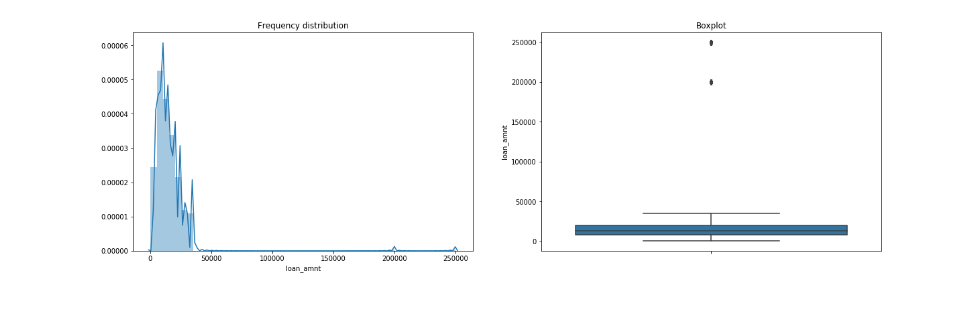
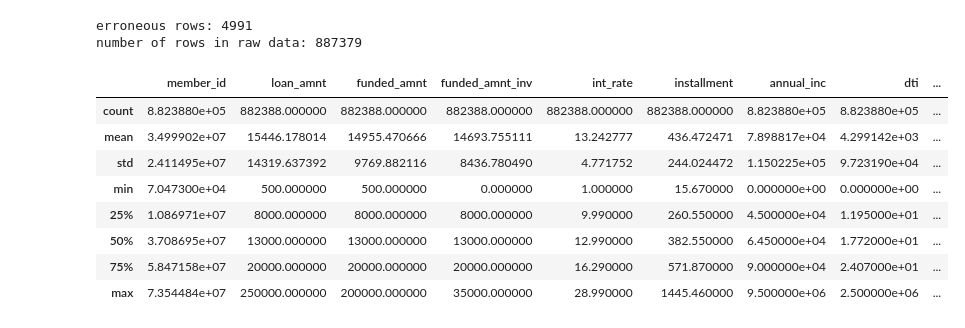
Before and after one commit to ttimong/projects, a Jupyter notebook: funding-societies-assignment.ipynb, the cells around one changed output. Saved outputs shown, nothing was run; the diff lists cells and outputs as text; code cells hidden in the pictures.

Commit message:
data cleaning

```diff
--- a/funding-societies-assignment.ipynb
+++ b/funding-societies-assignment.ipynb
@@ -137,13 +86,46 @@ df.describe()
-# %%
-df = df.query("loan_amnt>=0 and loan_status!='Issued' ")
-# %%
-_ = plt.figure(figsize=(20,6))
-_ = plt.subplot(121)
-_ = sns.distplot(df.loan_amnt)
-_ = plt.title('Frequency distribution')
-
-_ = plt.subplot(122)
-_ = sns.boxplot(x='loan_amnt', data=df, orient='v')
-_ = plt.title('Boxplot')
-# %% [output]
-[figure, removed]
+# %%
+# assumptions
+# funded_amnt, loan_amnt, annual_inc, dti cannot be less than 0. multiply them by -1
+df_edit = (
+    df
+    .pipe(lambda x: x.assign(funded_amnt_edit = np.where(x.funded_amnt<0, x.funded_amnt*-1, x.funded_amnt)))
+    .pipe(lambda x: x.assign(loan_amnt_edit = np.where(x.loan_amnt<0, x.loan_amnt*-1, x.loan_amnt)))
+    .pipe(lambda x: x.assign(annual_inc_edit = np.where(x.annual_inc<0, x.annual_inc*-1, x.annual_inc)))
+    .pipe(lambda x: x.assign(dti_edit = np.where(x.dti<0, x.dti*-1, x.dti)))
+    .drop(["funded_amnt", "loan_amnt", "annual_inc", "dti"], axis=1)
+    .rename(columns={"funded_amnt_edit": "funded_amnt", "loan_amnt_edit": "loan_amnt", "annual_inc_edit": "annual_inc", "dti_edit": "dti"})
+    [[
+        'member_id', 'loan_amnt', 'funded_amnt', 'funded_amnt_inv', 'int_rate',
+        'installment', 'grade', 'sub_grade', 'emp_title', 'emp_length',
+        'home_ownership', 'annual_inc', 'verification_status', 'issue_d',
+        'loan_status', 'url', 'desc', 'purpose', 'title', 'zip_code',
+        'addr_state', 'dti', 'term', 'payment_plan']]
+)
+# %%
+# assumptions
+# funded_amnt or funded_amnt_inv cannot be more than loan_amnt
+# funded_amnt_inv cannot be more than funded_amnt
+
+# checking out how many rows will be removed
+count = df_edit.query("funded_amnt_inv > loan_amnt or funded_amnt > loan_amnt or funded_amnt_inv > funded_amnt").shape[0]
+print("erroneous rows: " + str(count))
+
+print("number of rows in raw data: " + str(df_edit.shape[0]))
+# %% [output]
+erroneous rows: 4991
+number of rows in raw data: 887379
+# %%
+# since assumed erroneous rows is only approx ~0.5% of raw data, I will remove them
+df_edit = df_edit.query("funded_amnt_inv <= loan_amnt and funded_amnt <= loan_amnt and funded_amnt_inv <= funded_amnt")
+# %%
+df_edit.describe()
+# %% [output]
+|  | member_id | loan_amnt | funded_amnt | funded_amnt_inv | int_rate | installment | annual_inc | dti | ... |
+| count | 8.823880e+05 | 882388.000000 | 882388.000000 | 882388.000000 | 882388.000000 | 882388.000000 | 8.823880e+05 | 8.823880e+05 | ... |
+| mean | 3.499902e+07 | 15446.178014 | 14955.470666 | 14693.755111 | 13.242777 | 436.472471 | 7.898817e+04 | 4.299142e+03 | ... |
+| std | 2.411495e+07 | 14319.637392 | 9769.882116 | 8436.780490 | 4.771752 | 244.024472 | 1.150225e+05 | 9.723190e+04 | ... |
+| min | 7.047300e+04 | 500.000000 | 500.000000 | 0.000000 | 1.000000 | 15.670000 | 0.000000e+00 | 0.000000e+00 | ... |
+| 25% | 1.086971e+07 | 8000.000000 | 8000.000000 | 8000.000000 | 9.990000 | 260.550000 | 4.500000e+04 | 1.195000e+01 | ... |
+| 50% | 3.708695e+07 | 13000.000000 | 13000.000000 | 13000.000000 | 12.990000 | 382.550000 | 6.450000e+04 | 1.772000e+01 | ... |
+| 75% | 5.847158e+07 | 20000.000000 | 20000.000000 | 20000.000000 | 16.290000 | 571.870000 | 9.000000e+04 | 2.407000e+01 | ... |
+| max | 7.354484e+07 | 250000.000000 | 200000.000000 | 35000.000000 | 28.990000 | 1445.460000 | 9.500000e+06 | 2.500000e+06 | ... |
```
Also changed, not shown: parts of 20 cells of this notebook, 2 other files.
